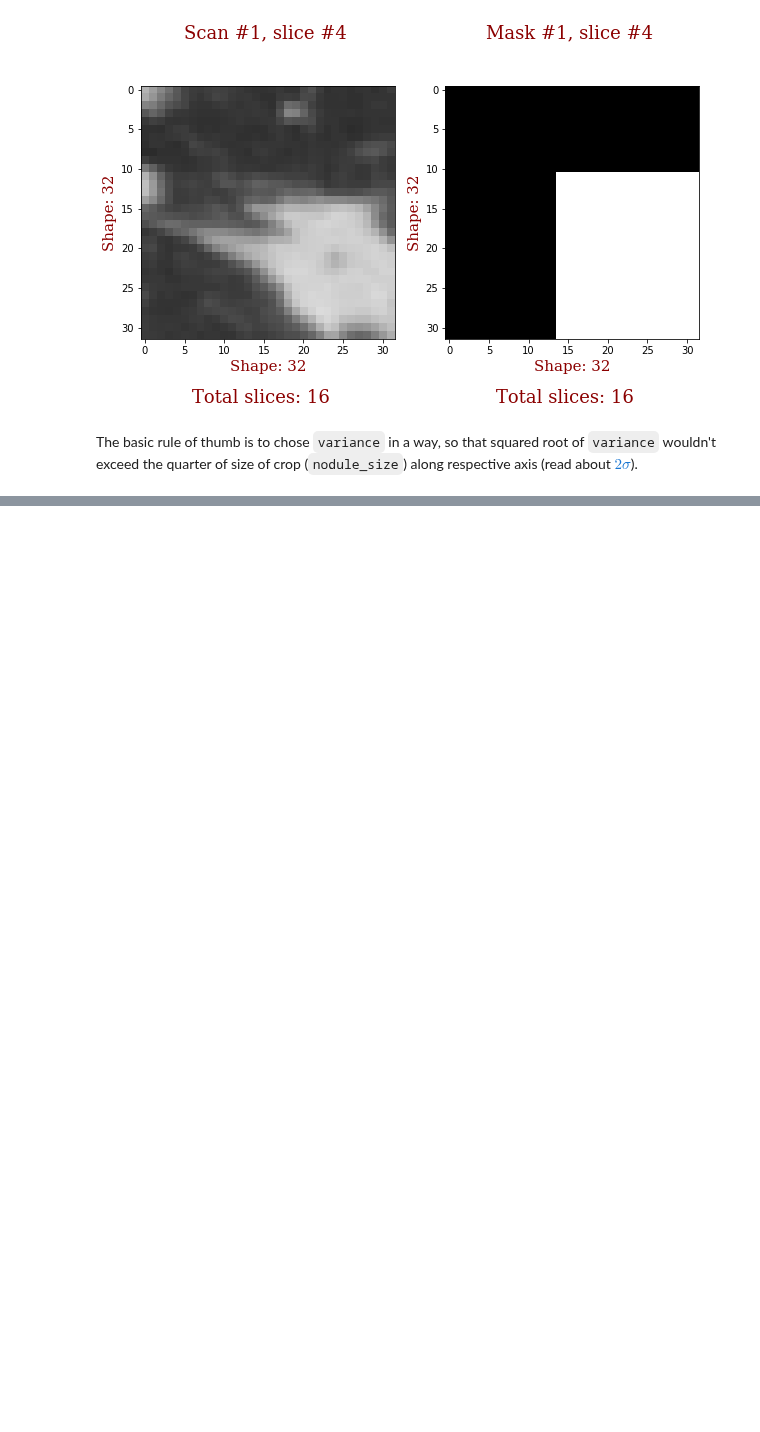
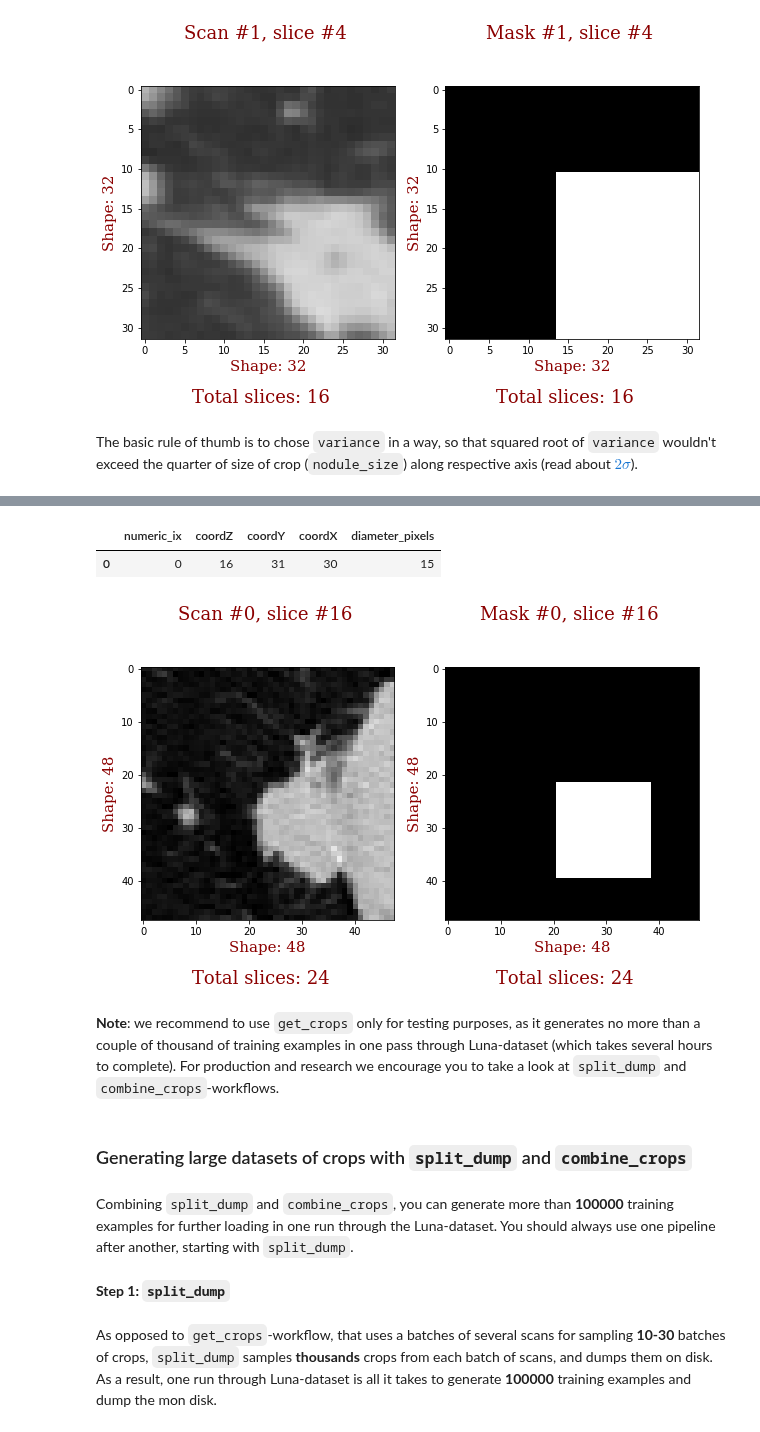
Before and after one commit to analysiscenter/radio, a Jupyter notebook: tutorials/RadIO.III.ipynb, the cells around one changed output, grey strips where cells are left out. Saved outputs shown, nothing was run; the diff lists cells and outputs as text; code cells hidden in the pictures; blank space fills up the shorter version.

Commit message:
update 3rd tutorial: add sections about ready-to-use workflows

```diff
--- a/tutorials/RadIO.III.ipynb
+++ b/tutorials/RadIO.III.ipynb
@@ -204,0 +217,2 @@ The basic rule of thumb is to chose `variance` in a way, so that squared root of
+# %%
+crops_sampling = get_crops(nodules_df, share=0.6, batch_size=10, nodule_shape=(24, 48, 48))
@@ -204,0 +221,2 @@ The basic rule of thumb is to chose `variance` in a way, so that squared root of
+# %%
+batch_crops = (luna_dataset >> crops_sampling).next_batch(7)
@@ -204,0 +230,20 @@ The basic rule of thumb is to chose `variance` in a way, so that squared root of
+# %%
+get_nodules_pixel_coords(batch_crops).head(1)
+# %% [output]
+|  | numeric_ix | coordZ | coordY | coordX | diameter_pixels |
+| 0 | 0 | 16 | 31 | 30 | 15 |
+# %%
+show_slices(batch_crops, 0, 16, components=['images', 'masks'], clims=[(0, 255), (0, 1)],
+            grid=False)
+# %% [output]
+[figure, added]
+# %% [markdown]
+**Note**: we recommend to use `get_crops` only for testing purposes, as it generates no more than a couple of thousand of training examples in one pass through Luna-dataset (which takes several hours to complete). For production and research we encourage you to take a look at `split_dump` and `combine_crops`-workflows.
+# %% [markdown]
+### Generating large datasets of crops with `split_dump`  and `combine_crops`
+# %% [markdown]
+Combining `split_dump` and `combine_crops`, you can generate more than **100000** training examples for further loading in one run through the Luna-dataset. You should always use one pipeline after another, starting with `split_dump`.
+# %% [markdown]
+**Step 1: `split_dump`**
+# %% [markdown]
+As opposed to `get_crops`-workflow, that uses a batches of several scans for sampling **10-30** batches of crops, `split_dump` samples **thousands** crops from each batch of scans, and dumps them on disk. As a result, one run through Luna-dataset is all it takes to generate **100000** training examples and dump the mon disk.
```
Also changed, not shown: parts of 11 cells of this notebook.
